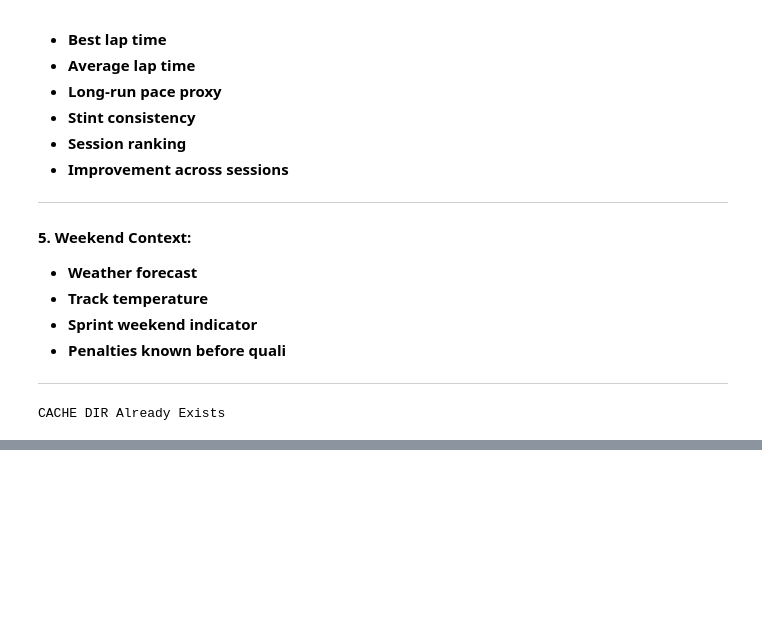
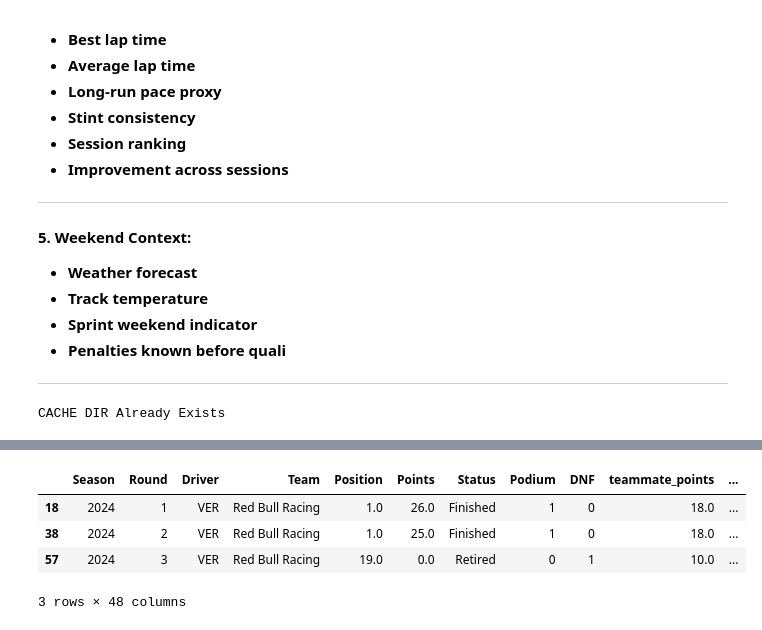
Before and after one commit to AtharvaW29/F1_Analysis, a Jupyter notebook: notebooks/Analysis_Austrailia.ipynb, the cells around one changed output, grey strips where cells are left out. Drawn from its saved outputs; the diff is of its cells as text; code cells hidden in the pictures; blank space fills up the shorter version.

```diff
--- a/notebooks/Analysis_Austrailia.ipynb
+++ b/notebooks/Analysis_Austrailia.ipynb
@@ -640 +643,42 @@ driver_team_df_merge.to_csv
+# %%
+track_meta_df = pd.DataFrame([
+    {"EventName": "Bahrain Grand Prix", "CircuitType": "Permanent", "DownforceRequirement": "Medium"},
+    {"EventName": "Saudi Arabian Grand Prix", "CircuitType": "Street", "DownforceRequirement": "Low"},
+    {"EventName": "Australian Grand Prix", "CircuitType": "Street", "DownforceRequirement": "Medium"},
+    {"EventName": "Japanese Grand Prix", "CircuitType": "Permanent", "DownforceRequirement": "High"},
+    {"EventName": "Chinese Grand Prix", "CircuitType": "Permanent", "DownforceRequirement": "Medium"},
+    {"EventName": "Miami Grand Prix", "CircuitType": "Street", "DownforceRequirement": "Medium"},
+    {"EventName": "Emilia Romagna Grand Prix", "CircuitType": "Permanent", "DownforceRequirement": "High"}, # (Ends 2025)
+    {"EventName": "Monaco Grand Prix", "CircuitType": "Street", "DownforceRequirement": "Maximum"},
+    {"EventName": "Canadian Grand Prix", "CircuitType": "Street", "DownforceRequirement": "Low"},
+    {"EventName": "Spanish Grand Prix (Barcelona)", "CircuitType": "Permanent", "DownforceRequirement": "High"},
+    {"EventName": "Austrian Grand Prix", "CircuitType": "Permanent", "DownforceRequirement": "Medium"},
+    {"EventName": "British Grand Prix", "CircuitType": "Permanent", "DownforceRequirement": "High"},
+    {"EventName": "Hungarian Grand Prix", "CircuitType": "Permanent", "DownforceRequirement": "High"},
+    {"EventName": "Belgian Grand Prix", "CircuitType": "Permanent", "DownforceRequirement": "Medium"},
+    {"EventName": "Dutch Grand Prix", "CircuitType": "Permanent", "DownforceRequirement": "High"},
+    {"EventName": "Italian Grand Prix", "CircuitType": "Permanent", "DownforceRequirement": "Low"},
+    {"EventName": "Azerbaijan Grand Prix", "CircuitType": "Street", "DownforceRequirement": "Low"},
+    {"EventName": "Singapore Grand Prix", "CircuitType": "Street", "DownforceRequirement": "Maximum"},
+    {"EventName": "United States Grand Prix", "CircuitType": "Permanent", "DownforceRequirement": "Medium"},
+    {"EventName": "Mexico City Grand Prix", "CircuitType": "Permanent", "DownforceRequirement": "High"},
+    {"EventName": "São Paulo Grand Prix", "CircuitType": "Permanent", "DownforceRequirement": "Medium"},
+    {"EventName": "Las Vegas Grand Prix", "CircuitType": "Street", "DownforceRequirement": "Low"},
+    {"EventName": "Qatar Grand Prix", "CircuitType": "Permanent", "DownforceRequirement": "High"},
+    {"EventName": "Abu Dhabi Grand Prix", "CircuitType": "Permanent", "DownforceRequirement": "Medium"},
+    {"EventName": "Spanish Grand Prix (Madrid)", "CircuitType": "Street", "DownforceRequirement": "Medium"} # (Starts 2026)
+])
+# %%
+track_context_df = extract_track_context(
+    driver_team_df_merge,
+    track_meta_df = track_meta_df
+)
+# %%
+track_context_df.query('Driver == "VER"').head(3)
+# %% [output]
+|  | Season | Round | Driver | Team | Position | Points | Status | Podium | DNF | teammate_points | ... |
+| 18 | 2024 | 1 | VER | Red Bull Racing | 1.0 | 26.0 | Finished | 1 | 0 | 18.0 | ... |
+| 38 | 2024 | 2 | VER | Red Bull Racing | 1.0 | 25.0 | Finished | 1 | 0 | 18.0 | ... |
+| 57 | 2024 | 3 | VER | Red Bull Racing | 19.0 | 0.0 | Retired | 0 | 1 | 10.0 | ... |
+3 rows × 48 columns
 # %%
```
Also changed, not shown: parts of 21 cells of this notebook, 3 other files.
